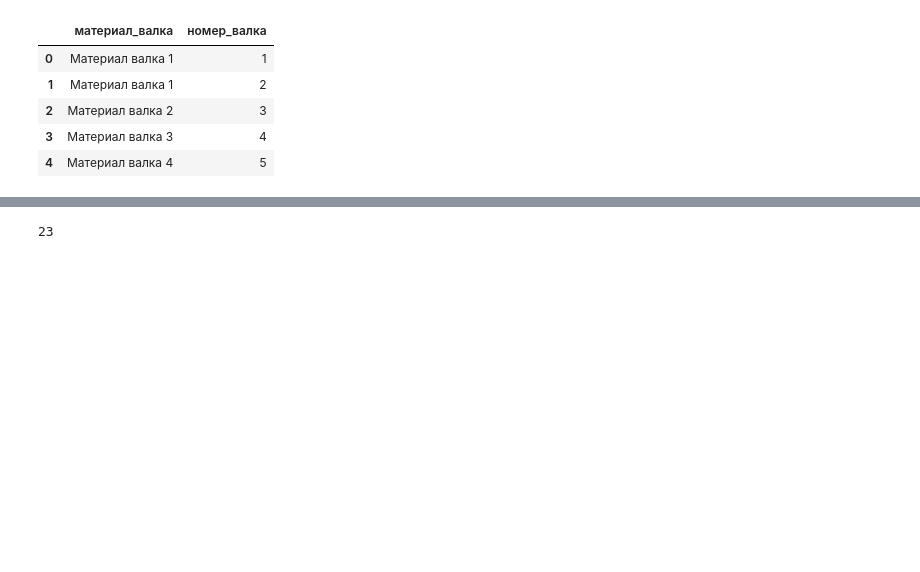
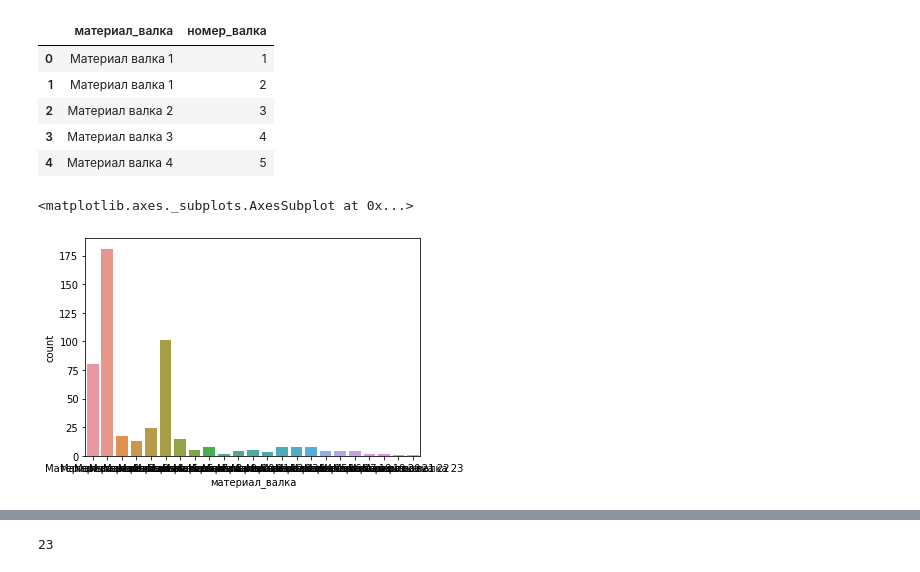
Before and after one commit to ivbelkin/raai_nlmk, a Jupyter notebook: notebooks/Untitled.ipynb, the cells around one changed output, grey strips where cells are left out. Drawn from its saved outputs; the diff is of its cells as text; code cells hidden in the pictures; blank space fills up the shorter version.

```diff
--- a/notebooks/Untitled.ipynb
+++ b/notebooks/Untitled.ipynb
@@ -79,3 +106,8 @@ valki_df.head()
 | 2 | Материал валка 2 | 3 |
 | 3 | Материал валка 3 | 4 |
 | 4 | Материал валка 4 | 5 |
+# %%
+sns.countplot(valki_df["материал_валка"])
+# %% [output]
+<matplotlib.axes._subplots.AxesSubplot at 0x...>
+[figure, added]
```
Also changed, not shown: parts of 22 cells of this notebook, 19 other files.
